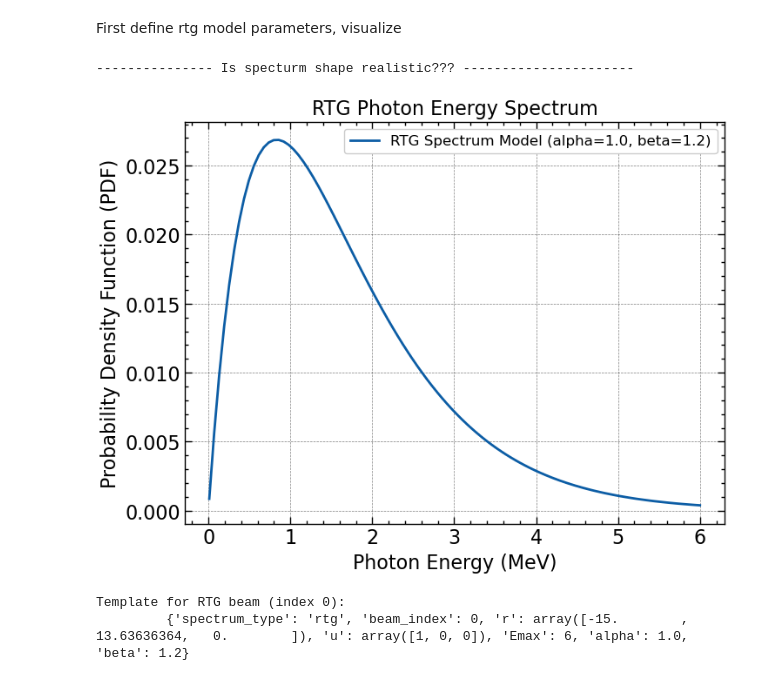
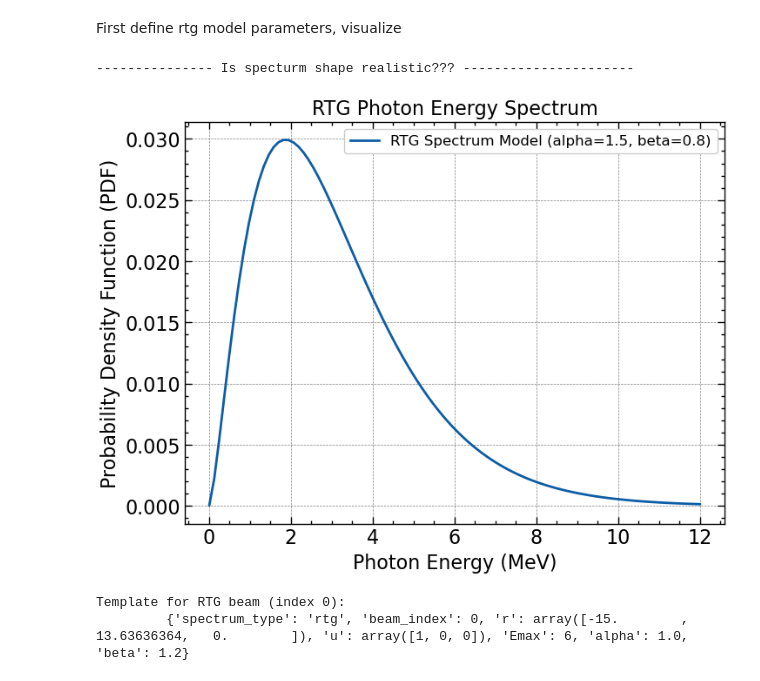
Before and after one commit to MateHudo/TumorIrradiationModel, a Jupyter notebook: code/PPS_photon_propagation_simulation/PhotonSimulationCode2D.ipynb, the cells around one changed output. Cells and saved outputs as stored; diff of their text form; code cells hidden in the pictures.

```diff
--- a/code/PPS_photon_propagation_simulation/PhotonSimulationCode2D.ipynb
+++ b/code/PPS_photon_propagation_simulation/PhotonSimulationCode2D.ipynb
@@ -178,23 +178,29 @@ Template for monoenergetic beam (index 2):
 First define rtg model parameters, visualize
 # %%
  #$ rtg spectrum model:
+#* a) 6MV
 alpha = 1.0  # Power-law exponent for the energy spectrum
 beta = 1.2 # Exponential decay factor for the energy spectrum
 Emax = 6  # MeV, same a U rtg tube voltage
+
+#* b) 12MV
+alpha = 1.5
+beta = 0.8
+Emax = 12
 
 # visualise with plot
 doPlot = True
 print("--------------- Is specturm shape realistic??? ----------------------")
 
 Energy_list, rtg_pdf = simulator.rtg_beam_energy_spectrum(
     Ephotons_max = Emax,
     alpha = alpha,
     beta = beta,
     doPlot=doPlot
 )
 # %% [output]
 --------------- Is specturm shape realistic??? ----------------------
-[figure, old version]
+[figure, new version]
 # %%
 pencil_beam_rtg_template = gps.pencil_beam_gps(
     tissue_shape = tissue_shape,
```
Also changed, not shown: 8 other files.
